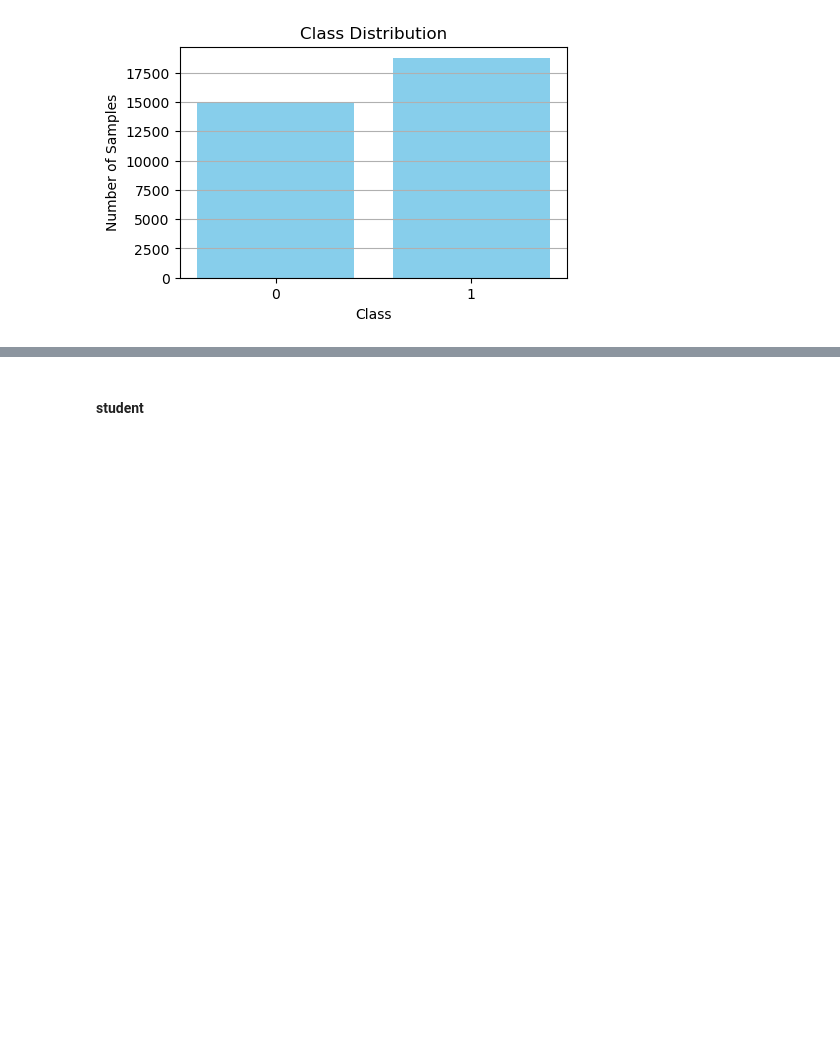
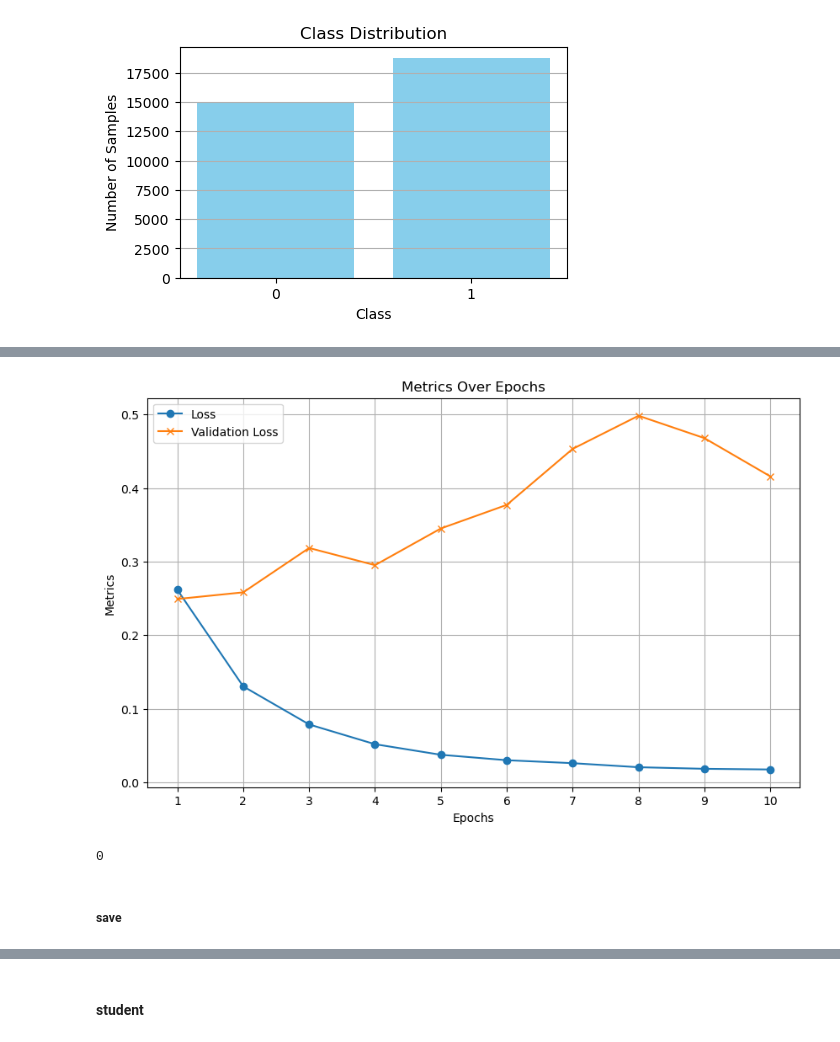
Before and after one commit to threemmm/bert-distillation-backdoor, a Jupyter notebook: jupyter/distillation/myOwnDistillation-biclassification-sst.ipynb, the cells around one changed output, grey strips where cells are left out. Saved outputs shown, nothing was run; the diff lists cells and outputs as text; code cells hidden in the pictures; blank space fills up the shorter version.

```diff
--- a/jupyter/distillation/myOwnDistillation-biclassification-sst.ipynb
+++ b/jupyter/distillation/myOwnDistillation-biclassification-sst.ipynb
@@ -855,0 +1079,5 @@ all_val_loss_distil
+# %%
+distillation_results = {
+    "all_loss_distil" : all_loss_distil,
+    "all_val_loss_distil" : all_val_loss_distil
+}
@@ -868,0 +1106,13 @@ plot_loss(losses_, val_)
+# %%
+distillation_results_path = os.path.join(directory_name, 'distillation_results.pkl')
+
+# Save the all_results list to a file
+with open(distillation_results_path, 'wb') as file:
+    pickle.dump(distillation_results, file)
+
+print(f"all_results has been saved to {distillation_results_path}")
+
+
+
+# Save the teacher and student models and tokenizers
+save_the_model_tokenizer(student_model, tokenizer, directory_name, f"student_model_distilled")
@@ -961,0 +1223,11 @@ for epoch in range(2):  # Example of two epochs
+# %%
+model_path = 'Distilled_07.05-00.49.40/student_model_distilled'
+from transformers import DistilBertForSequenceClassification, DistilBertTokenizer
+
+# Load pre-trained BERT model and tokenizer
+tokenizer = DistilBertTokenizer.from_pretrained(model_path)
+student_model = DistilBertForSequenceClassification.from_pretrained(model_path)
+
+
+# Move model to the GPU
+student_model.to(device)
@@ -2325,0 +2857,7 @@ The dataset is balanced.
+# %%
+plot_loss(all_loss, all_val_loss)
+# %% [output]
+[figure, added]
+0
+# %% [markdown]
+##### save
```
Also changed, not shown: parts of 144 cells of this notebook.
